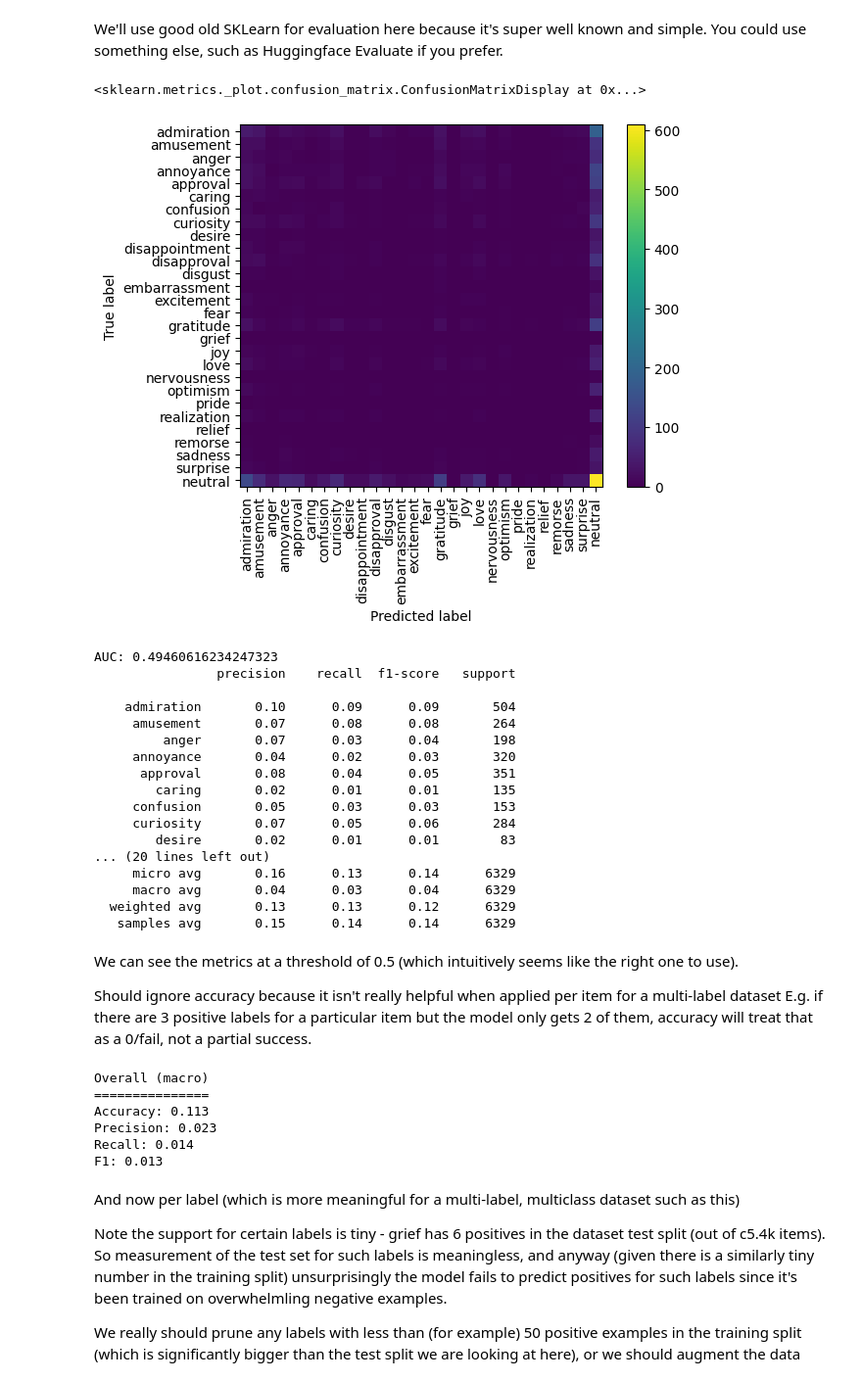
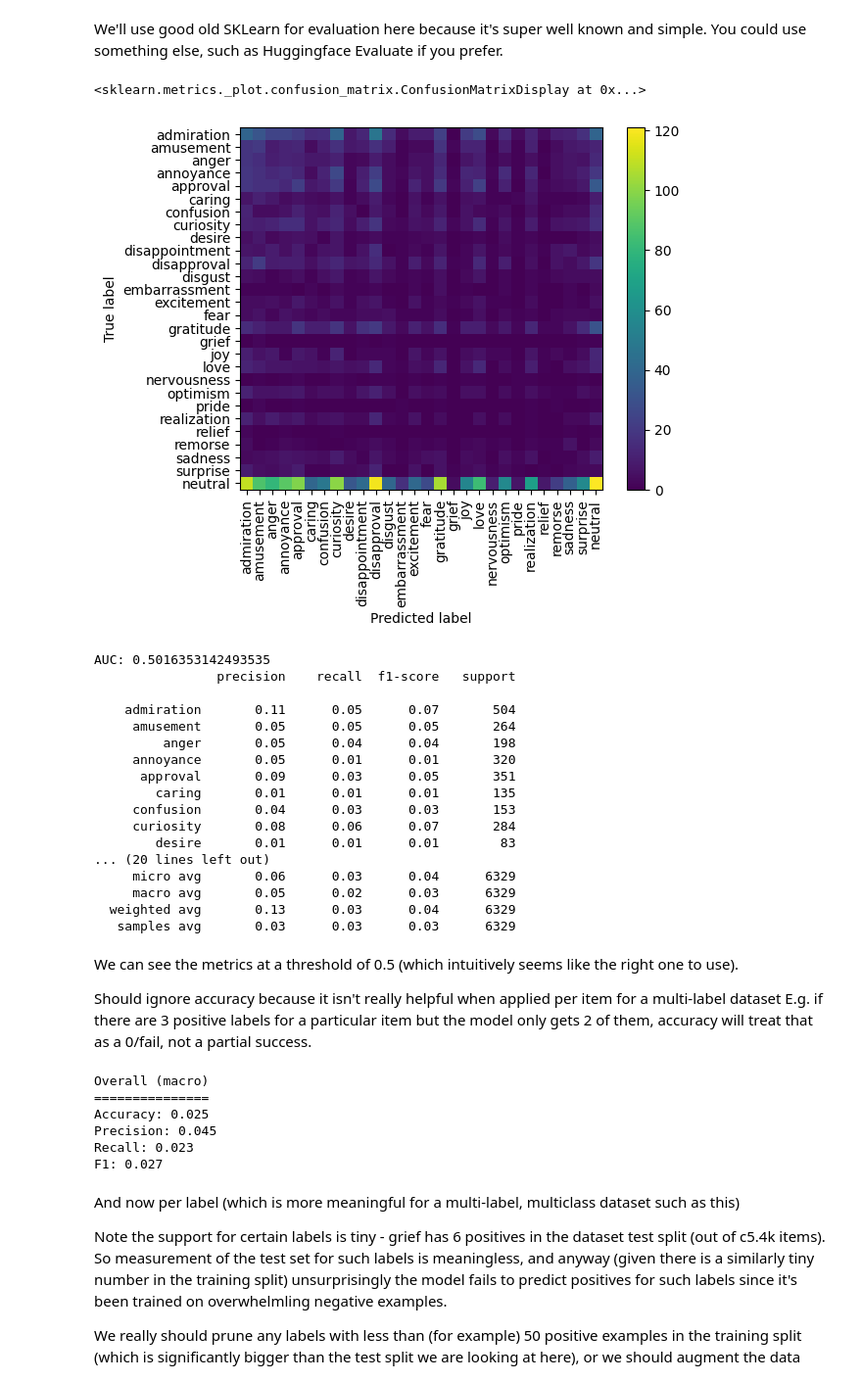
Before and after one commit to mhassan1a/Sentiment-Analysis, a Jupyter notebook: eval-roberta-base-go_emotions.ipynb, the cells around one changed output. Shown at 98% size. Cells and saved outputs as stored; diff of their text form; code cells hidden in the pictures.

```diff
--- a/eval-roberta-base-go_emotions.ipynb
+++ b/eval-roberta-base-go_emotions.ipynb
@@ -64,0 +61,4 @@ Loading in a multi-label, multi-class classifier model based on Roberta-base
+# %%
+classifier = torch.load("final_models/best_eval_epoch__192563_goemotions_lstm_model.pt", map_location=torch.device('cpu'))
+lstm_goem_model = LSTMClassifier(**classifier['model_config'])
+lstm_goem_model.load_state_dict(classifier['model'])
@@ -105,7 +107,7 @@ We still need to convert these to binary prediction (`preds`) to be able to comp
 print(model_outputs[0])
 y_probas_all = np.zeros((num_items, num_labels), dtype=float)
 for i, item_probas in enumerate(model_outputs):
-    for item_proba in item_probas:
-        label_index, score = np.argmax(item_probas), item_proba
-        y_probas_all[i, label_index] = score
+    label_index = np.argmax(item_probas)
+    score = item_probas[label_index]
+    y_probas_all[i, label_index] = score
 # %% [output]
@@ -135,43 +138,43 @@ from sklearn import metrics
 from sklearn.metrics import roc_auc_score
 from sklearn.metrics import confusion_matrix, ConfusionMatrixDisplay
 # %%
-preds = np.argmax(model_outputs, axis=1)
+preds = np.argmax(y_probas_all, axis=1)
 targets = np.argmax(y_targets_all, axis=1)
 cm = confusion_matrix(targets, preds)
 disp = ConfusionMatrixDisplay(confusion_matrix=cm, display_labels=label_names)
 disp.plot(xticks_rotation='vertical', values_format='d', include_values=False)
 # %% [output]
 <sklearn.metrics._plot.confusion_matrix.ConfusionMatrixDisplay at 0x...>
-[figure, old version]
+[figure, new version]
 # %%
-auc = roc_auc_score(y_targets_all, model_outputs, average='macro')
+auc = roc_auc_score(y_targets_all, y_probas_all, average='macro')
 print(f"AUC: {auc}")
 report = metrics.classification_report(y_targets_all, model_outputs > 0.5, target_names=label_names)
 print(report)
 # %% [output]
-AUC: 0.49460616234247323
+AUC: 0.5016353142493535
                 precision    recall  f1-score   support
 
-    admiration       0.10      0.09      0.09       504
-     amusement       0.07      0.08      0.08       264
-         anger       0.07      0.03      0.04       198
-     annoyance       0.04      0.02      0.03       320
-      approval       0.08      0.04      0.05       351
-        caring       0.02      0.01      0.01       135
-     confusion       0.05      0.03      0.03       153
-     curiosity       0.07      0.05      0.06       284
-        desire       0.02      0.01      0.01        83
+    admiration       0.11      0.05      0.07       504
+     amusement       0.05      0.05      0.05       264
+         anger       0.05      0.04      0.04       198
+     annoyance       0.05      0.01      0.01       320
+      approval       0.09      0.03      0.05       351
+        caring       0.01      0.01      0.01       135
+     confusion       0.04      0.03      0.03       153
+     curiosity       0.08      0.06      0.07       284
+        desire       0.01      0.01      0.01        83
 ... (20 lines left out)
-     micro avg       0.16      0.13      0.14      6329
-     macro avg       0.04      0.03      0.04      6329
-  weighted avg       0.13      0.13      0.12      6329
-   samples avg       0.15      0.14      0.14      6329
+     micro avg       0.06      0.03      0.04      6329
+     macro avg       0.05      0.02      0.03      6329
+  weighted avg       0.13      0.03      0.04      6329
+   samples avg       0.03      0.03      0.03      6329
 # %% [markdown]
 We can see the metrics at a threshold of 0.5 (which intuitively seems like the right one to use).
 
 Should ignore accuracy because it isn't really helpful when applied per item for a multi-label dataset E.g. if there are 3 positive labels for a particular item but the model only gets 2 of them, accuracy will treat that as a 0/fail, not a partial success.
 # %%
-threshold = 0.3
+threshold = 0.5
 y_preds_all = y_probas_all > threshold
 
 print("Overall (macro)")
@@ -183,10 +186,10 @@ print(f"F1: {metrics.f1_score(y_targets_all, y_preds_all, average='macro', zero_
 # %% [output]
 Overall (macro)
 ===============
-Accuracy: 0.113
-Precision: 0.023
-Recall: 0.014
-F1: 0.013
+Accuracy: 0.025
+Precision: 0.045
+Recall: 0.023
+F1: 0.027
 # %% [markdown]
 And now per label (which is more meaningful for a multi-label, multiclass dataset such as this)
 
```
Also changed, not shown: parts of 7 cells of this notebook, 11 other files.
